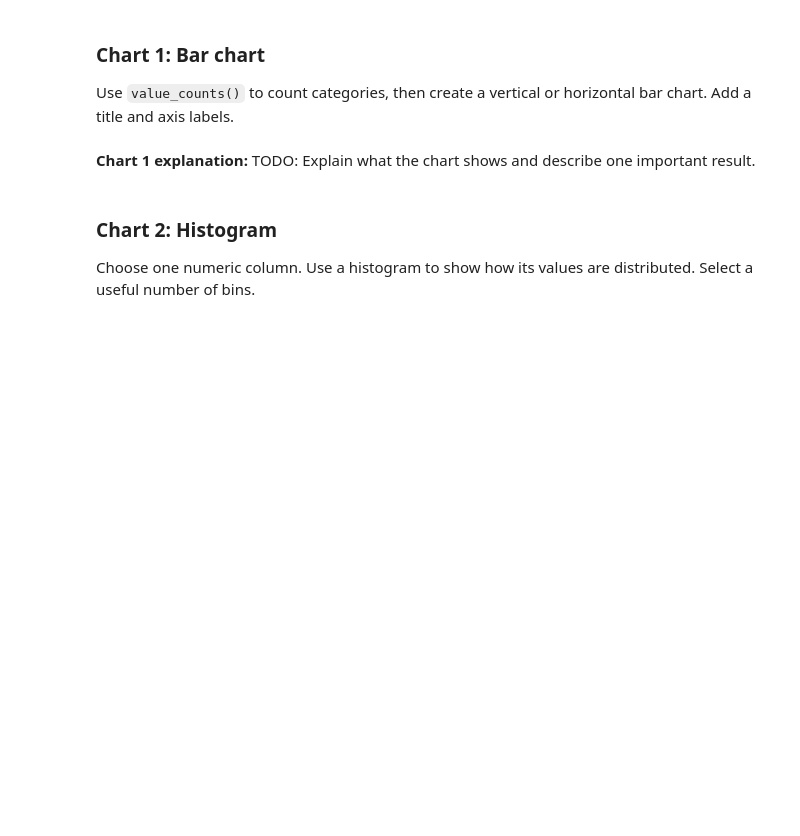
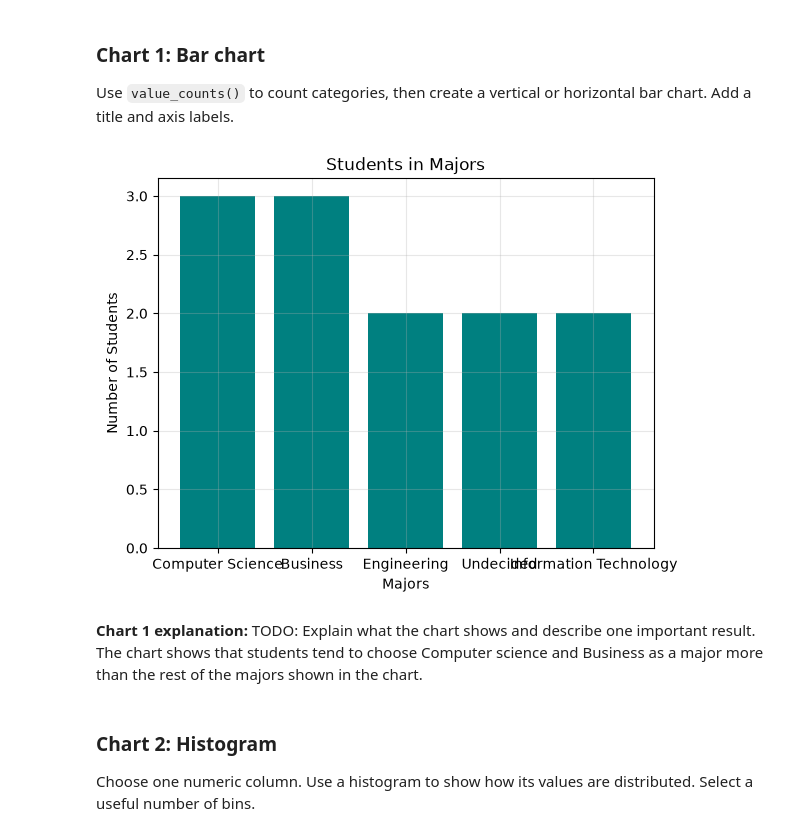
Before and after one commit to khanshanzaeosama-ui/Khan-Shanzae-CMP262-Data-Exploration, a Jupyter notebook: MatplotlibAssignment.ipynb, the cells around one changed output. Saved outputs shown, nothing was run; the diff lists cells and outputs as text; code cells hidden in the pictures; blank space fills up the shorter version.

```diff
--- a/MatplotlibAssignment.ipynb
+++ b/MatplotlibAssignment.ipynb
@@ -50,15 +88,46 @@ Complete each task below. After cleaning, display enough output to prove that yo
 # Make a copy so the original DataFrame remains unchanged.
 cleaned_survey = survey.copy()
 
-# TODO: Rename every column using lower-case words and underscores.
-# Example format: student_id
+# TODO:
+cleaned_survey.rename(columns={
+"Student ID": "student_id",
+"Major": "major",
+"Study Hours": "study_hours",
+"Programming Interest": "programming_interest",
+"Preferred Learning": "preferred_learning",
+"Club Interest": "club_interest"
+}, inplace=True)
+#Example format: student_id
 # %%
 # TODO: Remove duplicate rows.
+cleaned_survey.duplicated()
+cleaned_survey = cleaned_survey.drop_duplicates()
 # Hint: Use drop_duplicates().
 # %%
 # TODO: Standardize inconsistent spelling and capitalization in one text column.
 # First use value_counts() to see the different values.
+cleaned_survey["student_id"].value_counts()
+cleaned_survey["major"].value_counts()
+cleaned_survey["study_hours"].value_counts()
+cleaned_survey["programming_interest"].value_counts()
+cleaned_survey["preferred_learning"].value_counts()
+cleaned_survey["club_interest"].value_counts()
+
 # Then use a pandas string method or replace() to make them consistent.
+cleaned_survey["preferred_learning"] = cleaned_survey["preferred_learning"].str.replace("hands-on", "Hands-On", regex=False)
+cleaned_survey["preferred_learning"] = cleaned_survey["preferred_learning"].str.replace("Hands-on", "Hands-On", regex=False)
+cleaned_survey["preferred_learning"] = cleaned_survey["preferred_learning"].str.replace("online", "Online", regex=False)
 # %%
 # TODO: Handle the missing numeric values.
 # Choose a reasonable method and add a comment explaining your choice.
+
+#checking which columns contians missing numerical values:
+cleaned_survey.isna().sum()
+
+#cleaning all missing numerical values from all columns listed
+
+clean_survey2 = cleaned_survey.dropna()
+
+
+#checking to make sure no missing values in each column remain:
+clean_survey2.isna().sum()
@@ -101,12 +190,22 @@ Use columns from `cleaned_survey`. Each chart must answer a useful question abou
 Use `value_counts()` to count categories, then create a vertical or horizontal bar chart. Add a title and axis labels.
 # %%
 # TODO: Count the categories you want to compare.
+major_counts = clean_survey2["major"].value_counts()
 
 # TODO: Create the bar chart with plt.bar() or plt.barh().
+plt.bar(major_counts.index, major_counts.values, color="teal")
 
 # TODO: Add a title, axis labels, and plt.show().
+plt.title("Students in Majors")
+plt.xlabel("Majors")
+plt.ylabel("Number of Students")
+plt.grid(alpha=0.3)
+plt.show()
+# %% [output]
+[figure, added]
 # %% [markdown]
 **Chart 1 explanation:** TODO: Explain what the chart shows and describe one important result.
+The chart shows that students tend to choose Computer science and Business as a major more than the rest of the majors shown in the chart.
 # %% [markdown]
 ### Chart 2: Histogram
 Choose one numeric column. Use a histogram to show how its values are distributed. Select a useful number of bins.
```
Also changed, not shown: parts of 20 cells of this notebook, 4 other files.
